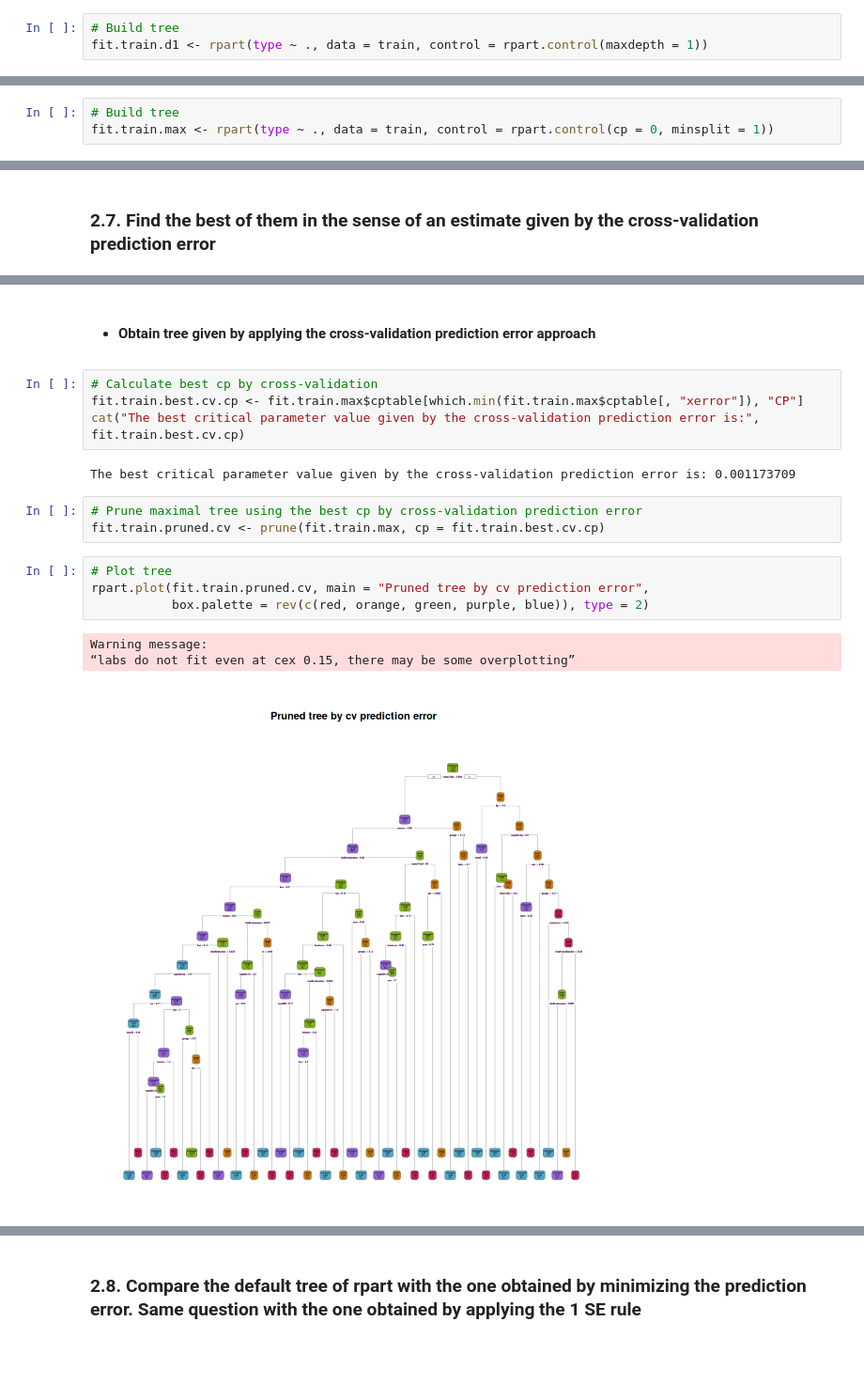
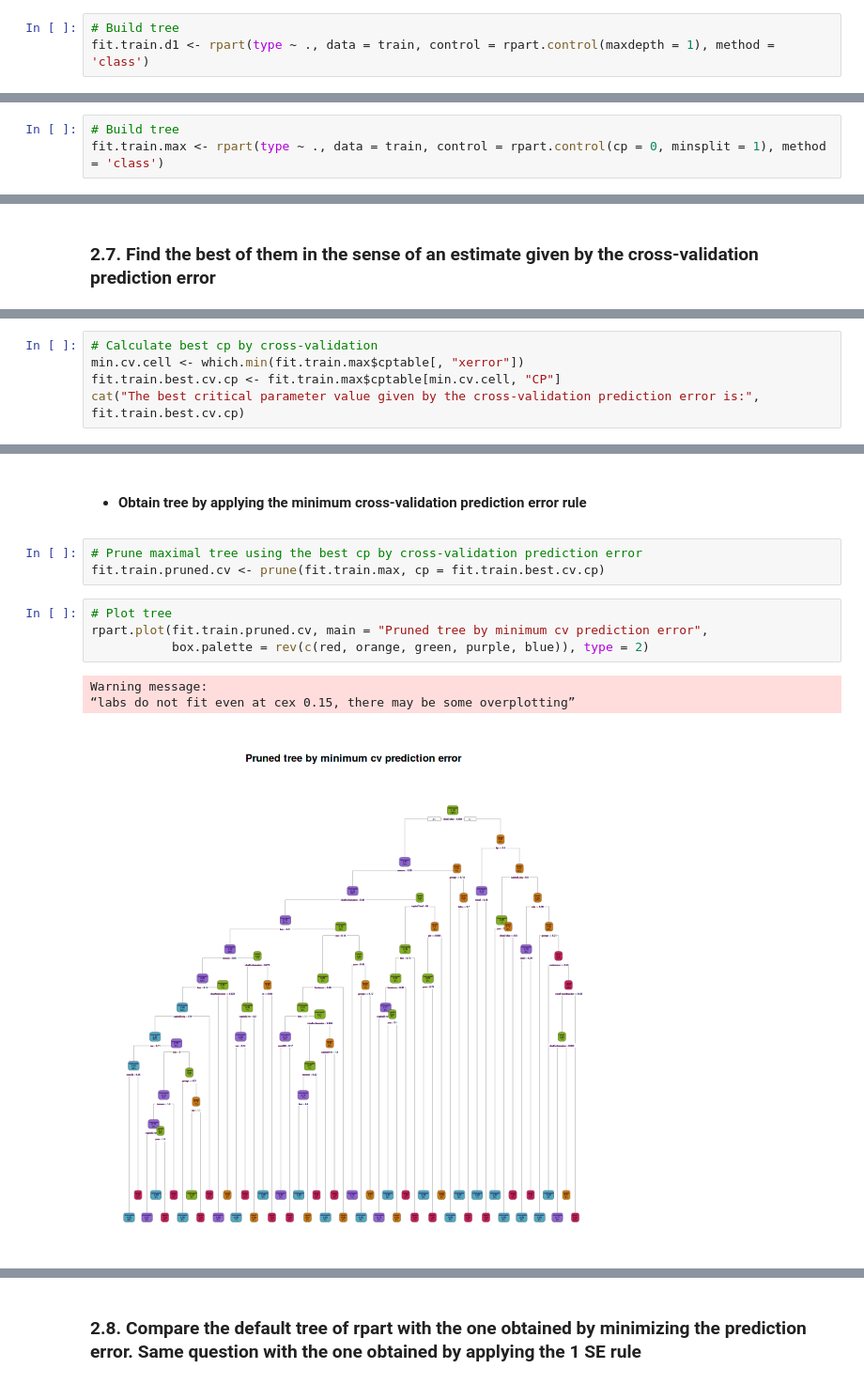
Before and after one commit to guzmanlopez/ACRRF_course, a Jupyter notebook: trabajo-final.ipynb, the cells around one changed output, grey strips where cells are left out. Shown at 94% size. Drawn from its saved outputs; the diff is of its cells as text; blank space fills up the shorter version.

Commit message:
add plots of selected complexities parameters, add comments to explain the plotcp curve

```diff
--- a/trabajo-final.ipynb
+++ b/trabajo-final.ipynb
@@ -224,7 +257,7 @@ Each node of the binary model tree shows:
 ### 2.3. Build a tree of depth 1 (stump) and draw it
 # %%
 # Build tree
-fit.train.d1 <- rpart(type ~ ., data = train, control = rpart.control(maxdepth = 1))
+fit.train.d1 <- rpart(type ~ ., data = train, control = rpart.control(maxdepth = 1), method = 'class')
 # %%
 # Plot tree
 rpart.plot(fit.train.d1, main = "Tree of depth equal to 1",
@@ -321,7 +339,7 @@ Node number 3: 803 observations
 ### 2.5. Build a maximal tree and draw it
 # %%
 # Build tree
-fit.train.max <- rpart(type ~ ., data = train, control = rpart.control(cp = 0, minsplit = 1))
+fit.train.max <- rpart(type ~ ., data = train, control = rpart.control(cp = 0, minsplit = 1), method = 'class')
 # %%
 # Plot tree
 rpart.plot(fit.train.max, main = "Maximal tree",
@@ -381,0 +403,5 @@ plotcp(fit.train.max, minline = TRUE, lty = 3, col = red, lwd = 0.5, pch = 19, c
+# %%
+# Calculate best cp by cross-validation
+min.cv.cell <- which.min(fit.train.max$cptable[, "xerror"])
+fit.train.best.cv.cp <- fit.train.max$cptable[min.cv.cell, "CP"]
+cat("The best critical parameter value given by the cross-validation prediction error is:", fit.train.best.cv.cp)
@@ -382,21 +432,15 @@ plotcp(fit.train.max, minline = TRUE, lty = 3, col = red, lwd = 0.5, pch = 19, c
 # %% [markdown]
-- #### Obtain tree given by applying the cross-validation prediction error approach
+- #### Obtain tree by applying the minimum cross-validation prediction error rule
-# %%
-# Calculate best cp by cross-validation
-fit.train.best.cv.cp <- fit.train.max$cptable[which.min(fit.train.max$cptable[, "xerror"]), "CP"]
-cat("The best critical parameter value given by the cross-validation prediction error is:", fit.train.best.cv.cp)
-# %% [output]
-The best critical parameter value given by the cross-validation prediction error is: 0.001173709
 # %%
 # Prune maximal tree using the best cp by cross-validation prediction error
 fit.train.pruned.cv <- prune(fit.train.max, cp = fit.train.best.cv.cp)
 # %%
 # Plot tree
-rpart.plot(fit.train.pruned.cv, main = "Pruned tree by cv prediction error",
+rpart.plot(fit.train.pruned.cv, main = "Pruned tree by minimum cv prediction error",
            box.palette = rev(c(red, orange, green, purple, blue)), type = 2)
 # %% [output]
 Warning message:
 “labs do not fit even at cex 0.15, there may be some overplotting”
-[figure, old version]
+[figure, new version]
 # %%
 # Depth of tree
```
Also changed, not shown: parts of 31 cells of this notebook.
